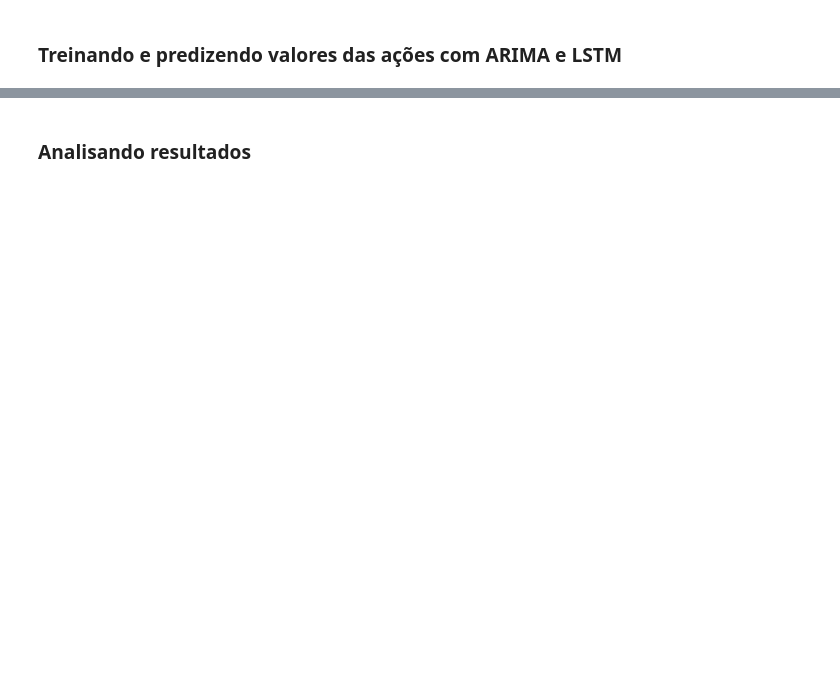
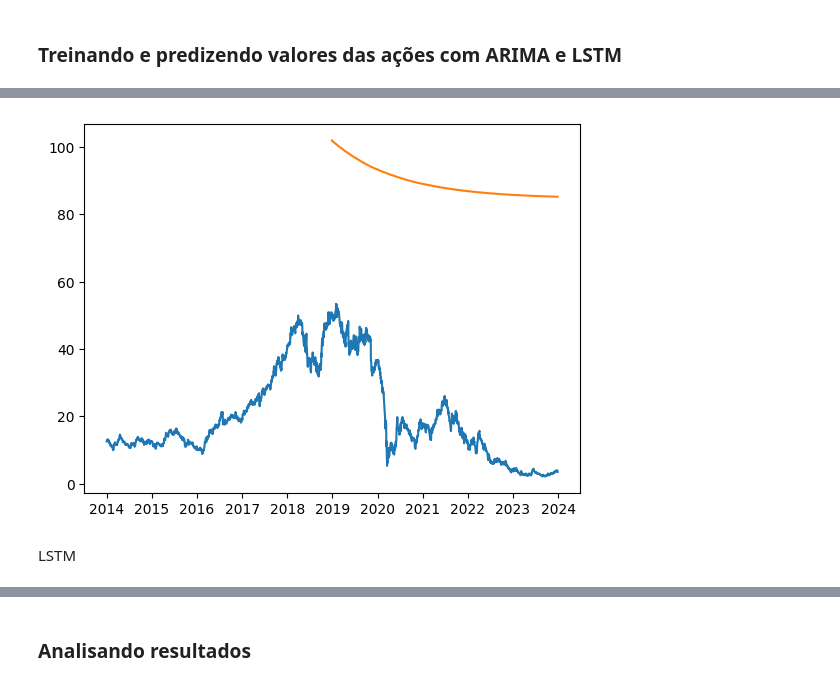
Before and after one commit to KayoRBC/TCC, a Jupyter notebook: notebook.ipynb, the cells around one changed output, grey strips where cells are left out. Cells and saved outputs as stored; diff of their text form; code cells hidden in the pictures; blank space fills up the shorter version.

```diff
--- a/notebook.ipynb
+++ b/notebook.ipynb
@@ -305,0 +540,10 @@ Max date: 2018-12-26 00:00:00+00:00
+# %%
+exemplo = get_first(dict_tickers_history)["Close"]
+plt.plot(exemplo, label="original")
+exemplo = get_first(dict_arima_pred_results["3 meses"])["pred_close_tratado"]
+plt.plot(exemplo, label="previsto")
+plt.show()
+# %% [output]
+[figure, added]
+# %% [markdown]
+LSTM
```
Also changed, not shown: parts of 46 cells of this notebook, 4 other files.
